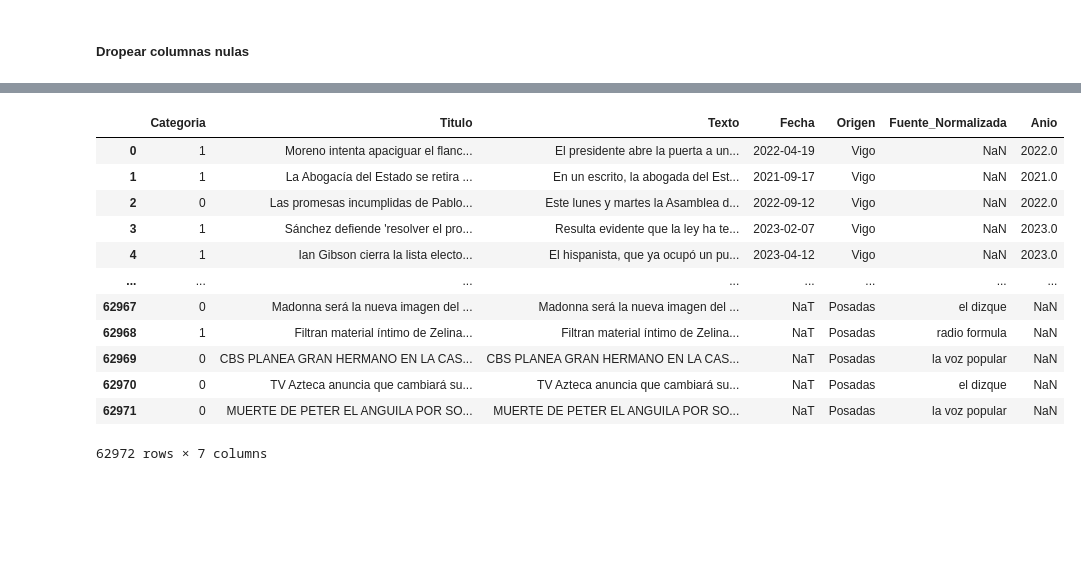
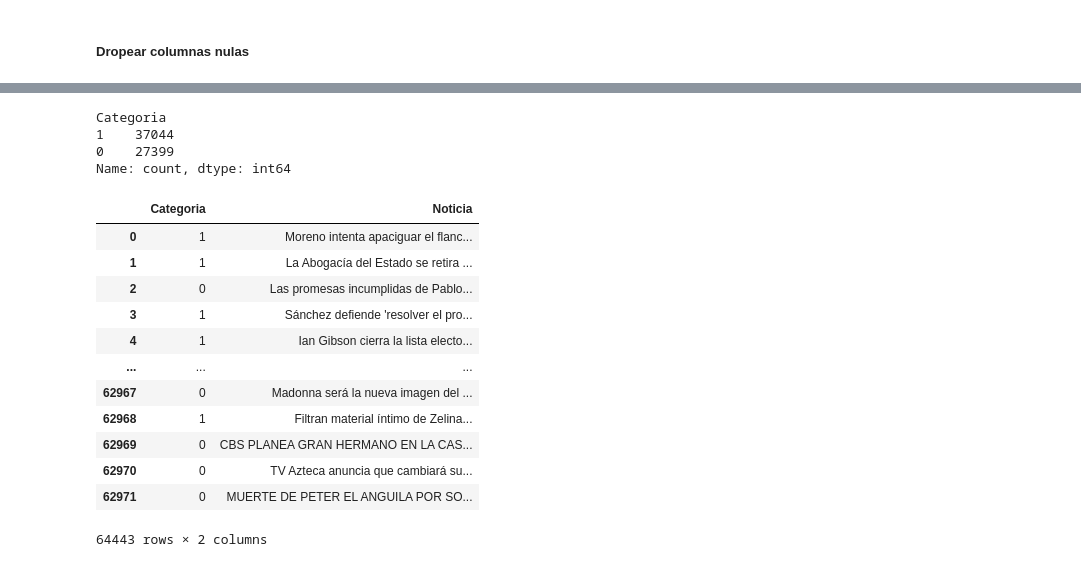
Before and after one commit to Verificado-Profesional/data-processing, a Jupyter notebook: veracity classification/data_analysis.ipynb, the cells around one changed output, grey strips where cells are left out. Cells and saved outputs as stored; diff of their text form; code cells hidden in the pictures; blank space fills up the shorter version.

```diff
--- a/veracity classification/data_analysis.ipynb
+++ b/veracity classification/data_analysis.ipynb
@@ -157,0 +213,12 @@ plt.show()
+# %%
+df_texto = data_posadas.copy()
+df_titulo = data_posadas.copy()
+
+df_texto["Noticia"] = df_texto["Texto"]
+df_titulo["Noticia"] = df_titulo["Titulo"]
+
+posadas_final = pd.concat([df_texto, df_titulo])
+
+posadas_final = posadas_final[posadas_final['Noticia'].notna()]
+
+posadas_final.head(5)
@@ -157,0 +232,3 @@ plt.show()
+# %%
+data_filtrada = data[data['Origen'] != "Posadas"]
+data_filtrada.isnull().sum()
@@ -157,0 +246,2 @@ plt.show()
+# %%
+data_filtrada['Noticia'] = data_filtrada['Titulo'].fillna('') + '\n' + data_filtrada['Texto'].fillna('')
@@ -157,0 +263,3 @@ plt.show()
+# %%
+df_unido = pd.concat([data_filtrada, posadas_final])
+df_unido.isnull().sum()
@@ -157,0 +278,7 @@ plt.show()
+# %%
+df_unido.value_counts("Categoria")
+# %% [output]
+Categoria
+1    37044
+0    27399
+Name: count, dtype: int64
@@ -158,17 +287,17 @@ plt.show()
 # %%
-data_procesada = data.drop(columns=["id", "Topico", "Fuente", "URL"])
+data_procesada = df_unido.drop(columns=["id","Origen", "Topico", "Fuente", "URL","Texto","Titulo","Fecha"])
 data_procesada
 # %% [output]
-|  | Categoria | Titulo | Texto | Fecha | Origen | Fuente_Normalizada | Anio |
-| 0 | 1 | Moreno intenta apaciguar el flanc... | El presidente abre la puerta a un... | 2022-04-19 | Vigo | NaN | 2022.0 |
-| 1 | 1 | La Abogacía del Estado se retira ... | En un escrito, la abogada del Est... | 2021-09-17 | Vigo | NaN | 2021.0 |
-| 2 | 0 | Las promesas incumplidas de Pablo... | Este lunes y martes la Asamblea d... | 2022-09-12 | Vigo | NaN | 2022.0 |
-| 3 | 1 | Sánchez defiende 'resolver el pro... | Resulta evidente que la ley ha te... | 2023-02-07 | Vigo | NaN | 2023.0 |
-| 4 | 1 | Ian Gibson cierra la lista electo... | El hispanista, que ya ocupó un pu... | 2023-04-12 | Vigo | NaN | 2023.0 |
-| ... | ... | ... | ... | ... | ... | ... | ... |
-| 62967 | 0 | Madonna será la nueva imagen del ... | Madonna será la nueva imagen del ... | NaT | Posadas | el dizque | NaN |
-| 62968 | 1 | Filtran material íntimo de Zelina... | Filtran material íntimo de Zelina... | NaT | Posadas | radio formula | NaN |
-| 62969 | 0 | CBS PLANEA GRAN HERMANO EN LA CAS... | CBS PLANEA GRAN HERMANO EN LA CAS... | NaT | Posadas | la voz popular | NaN |
-| 62970 | 0 | TV Azteca anuncia que cambiará su... | TV Azteca anuncia que cambiará su... | NaT | Posadas | el dizque | NaN |
-| 62971 | 0 | MUERTE DE PETER EL ANGUILA POR SO... | MUERTE DE PETER EL ANGUILA POR SO... | NaT | Posadas | la voz popular | NaN |
+|  | Categoria | Noticia |
+| 0 | 1 | Moreno intenta apaciguar el flanc... |
+| 1 | 1 | La Abogacía del Estado se retira ... |
+| 2 | 0 | Las promesas incumplidas de Pablo... |
+| 3 | 1 | Sánchez defiende 'resolver el pro... |
+| 4 | 1 | Ian Gibson cierra la lista electo... |
+| ... | ... | ... |
+| 62967 | 0 | Madonna será la nueva imagen del ... |
+| 62968 | 1 | Filtran material íntimo de Zelina... |
+| 62969 | 0 | CBS PLANEA GRAN HERMANO EN LA CAS... |
+| 62970 | 0 | TV Azteca anuncia que cambiará su... |
+| 62971 | 0 | MUERTE DE PETER EL ANGUILA POR SO... |
-62972 rows × 7 columns
+64443 rows × 2 columns
```
Also changed, not shown: parts of 13 cells of this notebook, 8 other files.
